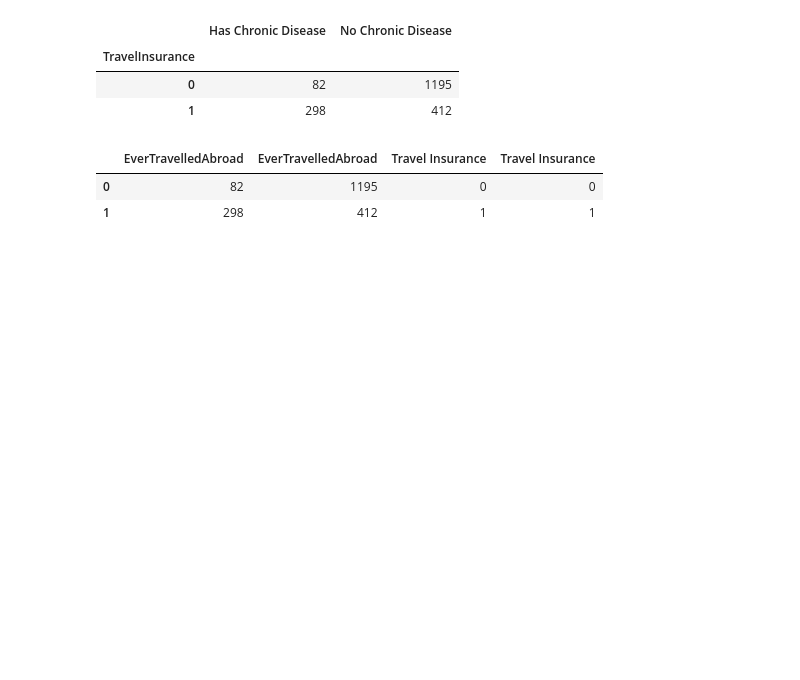
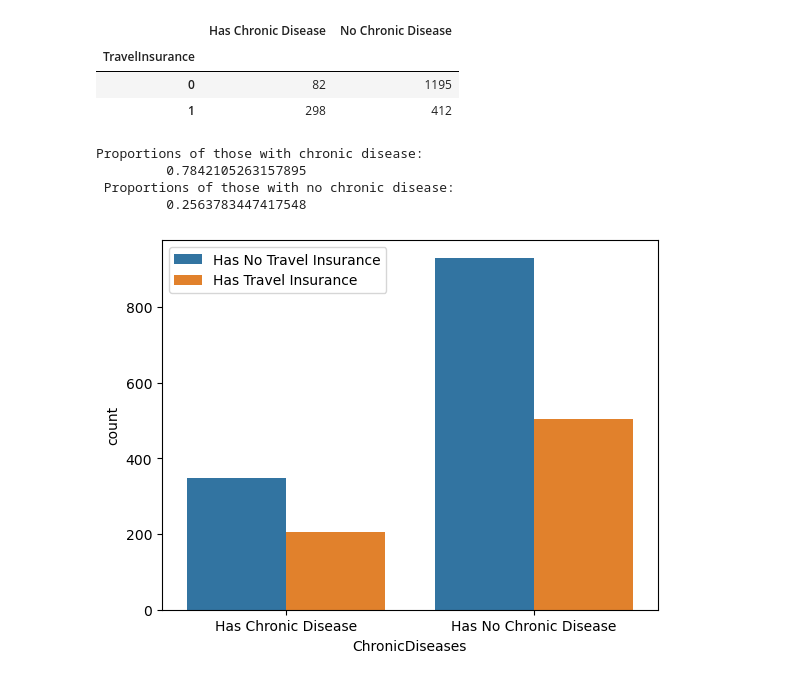
Before and after one commit to lojnys/data_science_project, a Jupyter notebook: Travel_Insurance_Classification/Proposal.ipynb, the cells around one changed output. Cells and saved outputs as stored; diff of their text form; code cells hidden in the pictures; blank space fills up the shorter version.

Commit message:
added table of contents and added a chronic a graph of chronic diseases by travel insurances

```diff
--- a/Travel_Insurance_Classification/Proposal.ipynb
+++ b/Travel_Insurance_Classification/Proposal.ipynb
@@ -312,11 +325,20 @@ disease.set_axis(["Has Chronic Disease", "No Chronic Disease"], axis=1)
 | TravelInsurance |  |  |
 | 0 | 82 | 1195 |
 | 1 | 298 | 412 |
-# %%
-disease = pd.concat([disease, pd.DataFrame(data={"Travel Insurance": [0,1]})], axis=1)
-# disease.melt(id_vars = "Travel Insurance", var_name = "Disease Status", value_name = "count")
-disease
-# %% [output]
-|  | EverTravelledAbroad | EverTravelledAbroad | Travel Insurance | Travel Insurance |
-| 0 | 82 | 1195 | 0 | 0 |
-| 1 | 298 | 412 | 1 | 1 |
+# %%
+print(f"Proportions of those with chronic disease: \n \t {298/(82+298)} \n Proportions of those with no chronic disease: \n \t {412/(1195+412)}")
+# %% [output]
+Proportions of those with chronic disease:
+         0.7842105263157895
+ Proportions of those with no chronic disease:
+         0.2563783447417548
+# %%
+chronic_disease_data = data.copy()
+disease_map = {0: "Has No Chronic Disease", 1: "Has Chronic Disease"}
+
+chronic_disease_data["ChronicDiseases"] = data["ChronicDiseases"].map(disease_map)
+sns.countplot(chronic_disease_data, x="ChronicDiseases", hue="TravelInsurance")
+plt.legend(["Has No Travel Insurance", "Has Travel Insurance"])
+plt.show()
+# %% [output]
+[figure, added]
```
Also changed, not shown: parts of 13 cells of this notebook.
